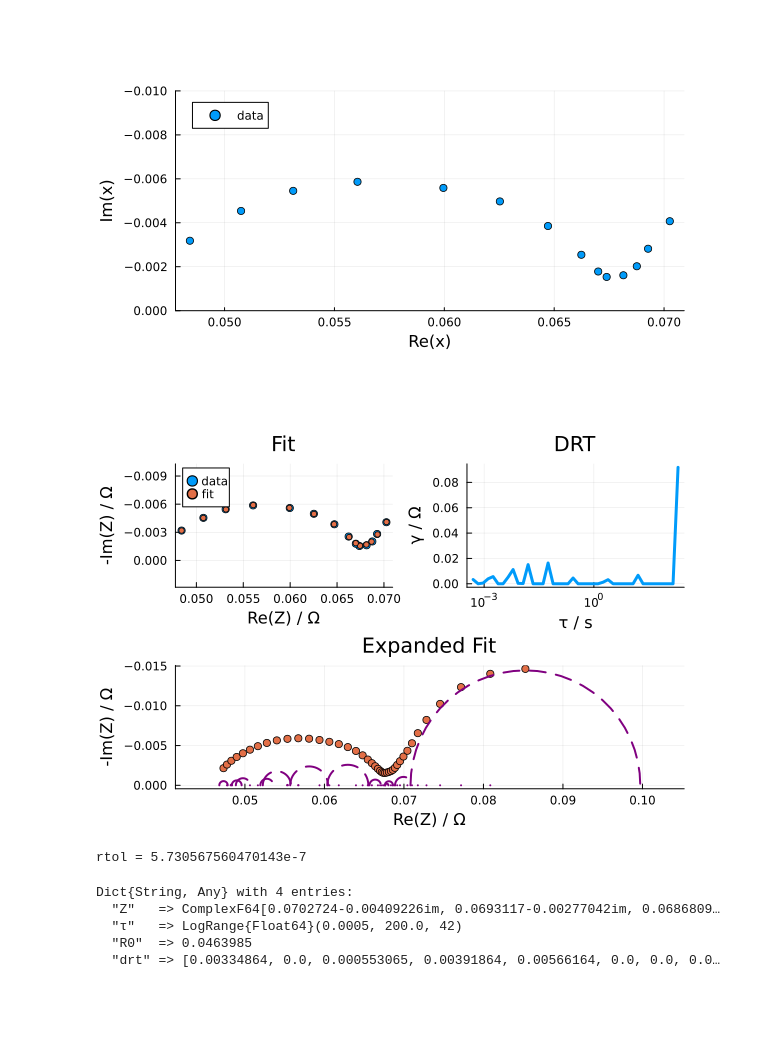
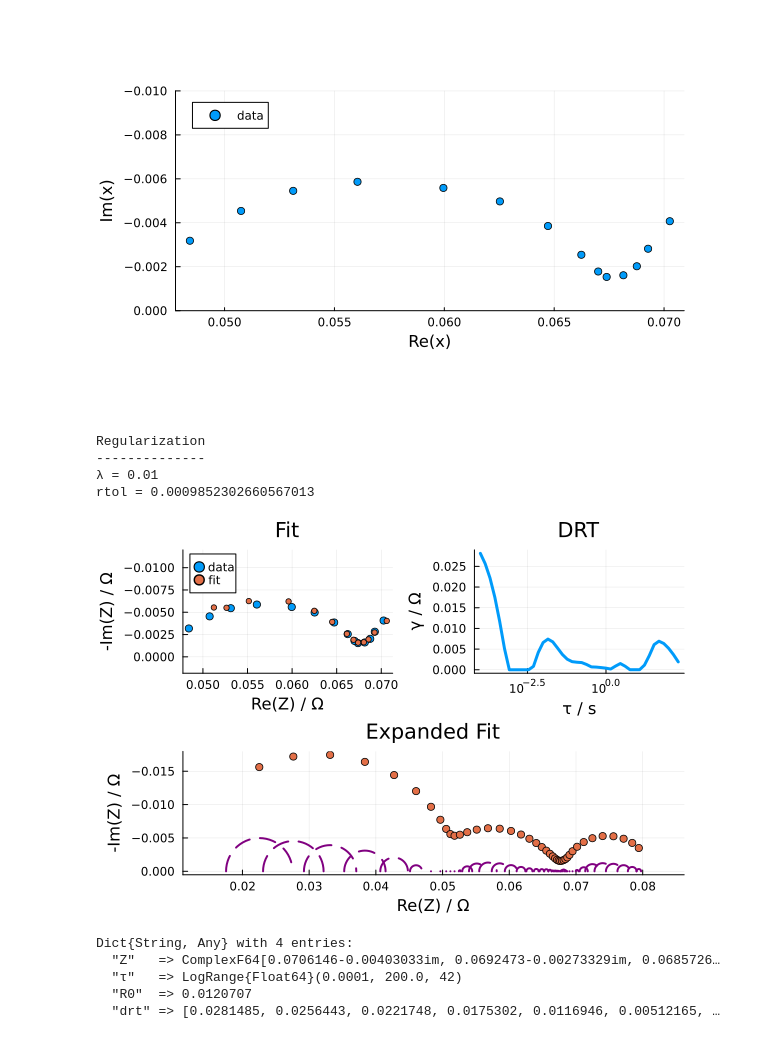
Before and after one commit to bdamerau/EISAnalysis.jl, a Jupyter notebook: Notebooks/DRT.ipynb, the cells around one changed output. Cells and saved outputs as stored; diff of their text form; code cells hidden in the pictures; blank space fills up the shorter version.

```diff
--- a/Notebooks/DRT.ipynb
+++ b/Notebooks/DRT.ipynb
@@ -69,12 +71,15 @@ plot!(plt,ylims = (-0.01,0),yflip=true)
 # %% [output]
 [figure]
 # %%
-fit = compute_drt(ω_exp,Z_exp;regularization=false)
+fit = compute_drt(ω_exp,Z_exp;regularization=true)
 # %% [output]
+Regularization
+--------------
+λ = 0.01
+rtol = 0.0009852302660567013
-[figure, old version]
+[figure, new version]
-rtol = 5.730567560470143e-7
 Dict{String, Any} with 4 entries:
-  "Z"   => ComplexF64[0.0702724-0.00409226im, 0.0693117-0.00277042im, 0.0686809…
-  "τ"   => LogRange{Float64}(0.0005, 200.0, 42)
-  "R0"  => 0.0463985
-  "drt" => [0.00334864, 0.0, 0.000553065, 0.00391864, 0.00566164, 0.0, 0.0, 0.0…
+  "Z"   => ComplexF64[0.0706146-0.00403033im, 0.0692473-0.00273329im, 0.0685726…
+  "τ"   => LogRange{Float64}(0.0001, 200.0, 42)
+  "R0"  => 0.0120707
+  "drt" => [0.0281485, 0.0256443, 0.0221748, 0.0175302, 0.0116946, 0.00512165, …
```
Also changed, not shown: parts of 3 cells of this notebook, 5 other files.
